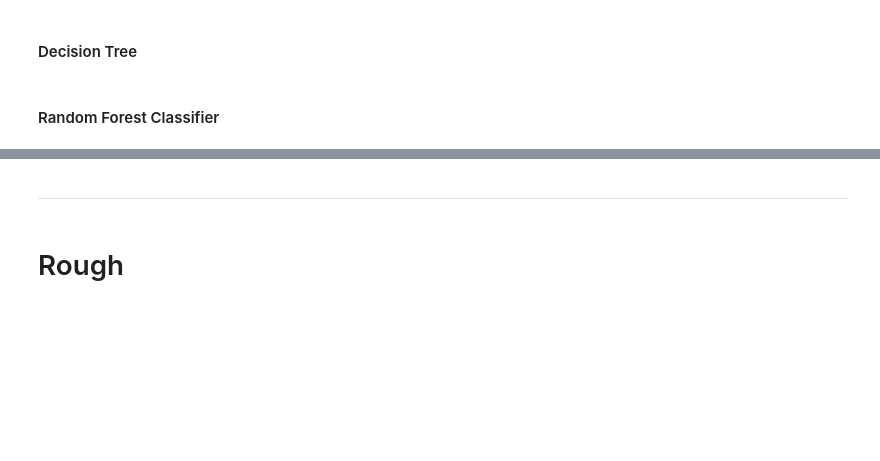
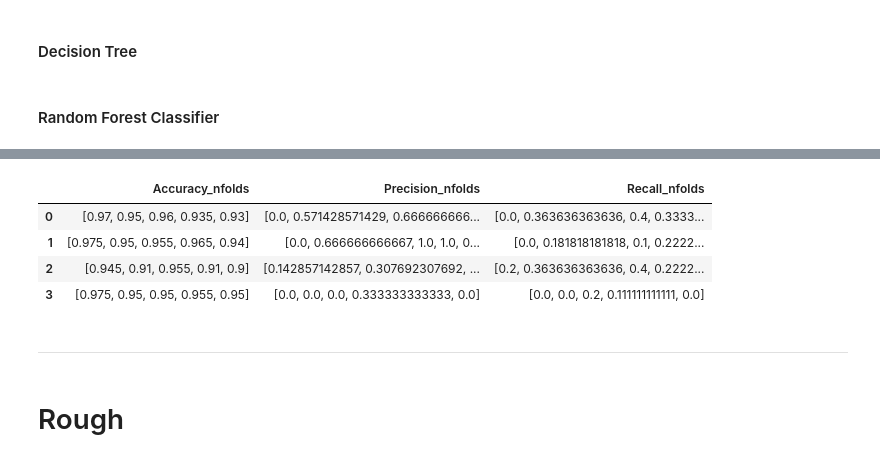
Before and after one commit to rzskhr/census-income-classification, a Jupyter notebook: src/census-income.ipynb, the cells around one changed output, grey strips where cells are left out. Saved outputs shown, nothing was run; the diff lists cells and outputs as text; code cells hidden in the pictures; blank space fills up the shorter version.

```diff
--- a/src/census-income.ipynb
+++ b/src/census-income.ipynb
@@ -594,3 +606,12 @@ Scores= [{'accuracy': 0.94833333333333325}, {'precision': 0.39999999999999997},
+# %%
+# scores for n folds
+final_results.iloc[:,4:]
+# %% [output]
+|  | Accuracy_nfolds | Precision_nfolds | Recall_nfolds |
+| 0 | [0.97, 0.95, 0.96, 0.935, 0.93] | [0.0, 0.571428571429, 0.666666666... | [0.0, 0.363636363636, 0.4, 0.3333... |
+| 1 | [0.975, 0.95, 0.955, 0.965, 0.94] | [0.0, 0.666666666667, 1.0, 1.0, 0... | [0.0, 0.181818181818, 0.1, 0.2222... |
+| 2 | [0.945, 0.91, 0.955, 0.91, 0.9] | [0.142857142857, 0.307692307692, ... | [0.2, 0.363636363636, 0.4, 0.2222... |
+| 3 | [0.975, 0.95, 0.95, 0.955, 0.95] | [0.0, 0.0, 0.0, 0.333333333333, 0.0] | [0.0, 0.0, 0.2, 0.111111111111, 0.0] |
 # %% [markdown]
 ---
 # %% [markdown]
```
Also changed, not shown: parts of 22 cells of this notebook.
